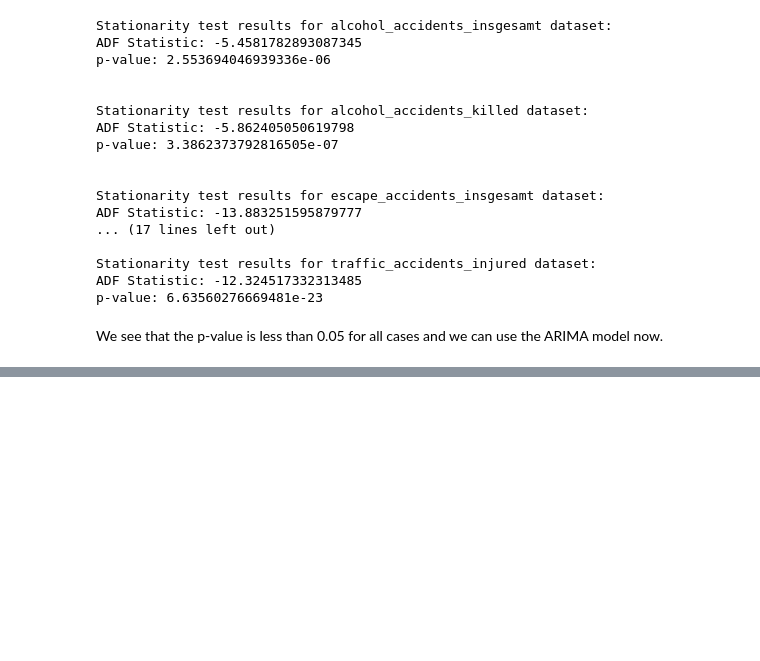
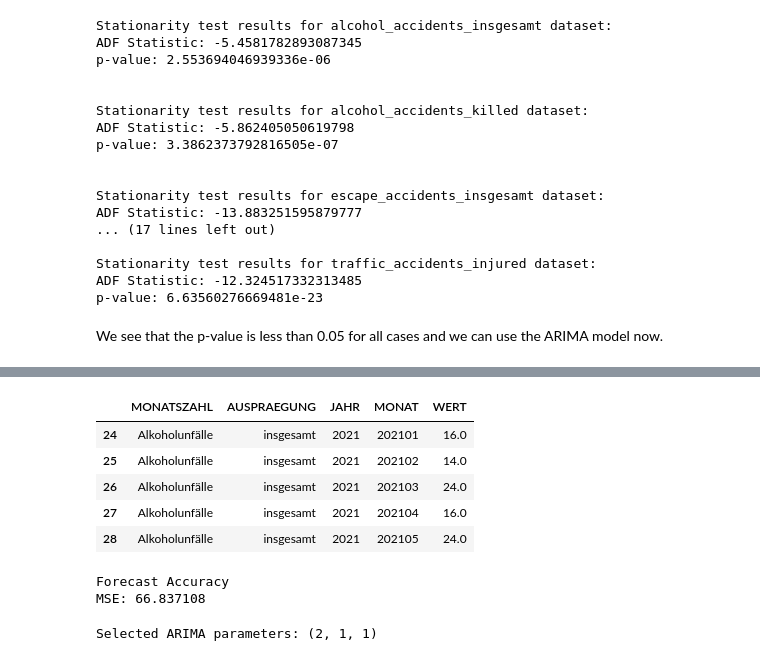
Before and after one commit to PrahithaM/DPS_Task, a Jupyter notebook: DPS_AI_Prahitha.ipynb, the cells around one changed output, grey strips where cells are left out. Drawn from its saved outputs; the diff is of its cells as text; code cells hidden in the pictures; blank space fills up the shorter version.

```diff
--- a/DPS_AI_Prahitha.ipynb
+++ b/DPS_AI_Prahitha.ipynb
@@ -443,0 +471,10 @@ We see that the p-value is less than 0.05 for all cases and we can use the ARIMA
+# %%
+alcohol_insgesamt_test = alcohol_insgesamt_test[alcohol_insgesamt_test['JAHR'] <= 2021]
+alcohol_insgesamt_test.head()
+# %% [output]
+|  | MONATSZAHL | AUSPRAEGUNG | JAHR | MONAT | WERT |
+| 24 | Alkoholunfälle | insgesamt | 2021 | 202101 | 16.0 |
+| 25 | Alkoholunfälle | insgesamt | 2021 | 202102 | 14.0 |
+| 26 | Alkoholunfälle | insgesamt | 2021 | 202103 | 24.0 |
+| 27 | Alkoholunfälle | insgesamt | 2021 | 202104 | 16.0 |
+| 28 | Alkoholunfälle | insgesamt | 2021 | 202105 | 24.0 |
@@ -443,0 +483,24 @@ We see that the p-value is less than 0.05 for all cases and we can use the ARIMA
+# %%
+history = [x for x in alcohol_accidents_insgesamt['WERT']]
+predictions = list()
+
+for t in range(len(alcohol_insgesamt_test_vals)):
+    model = ARIMA(history, order=(2, 1, 3))
+    model_fit = model.fit()
+    output = model_fit.forecast()
+    predictions.append(output[0])
+    obs = alcohol_insgesamt_test_vals[t]
+    history.append(obs)
+
+error = mean_squared_error(alcohol_insgesamt_test_vals, predictions)
+print('Forecast Accuracy \nMSE: %3f' % error)
+# %% [output]
+Forecast Accuracy
+MSE: 66.837108
+# %%
+seasonal_order = (0, 0, 0, 0)
+seasonal_frequency = 12
+model = pm.auto_arima([x for x in alcohol_accidents_insgesamt['WERT']], seasonal=False)
+print(f'Selected ARIMA parameters: {model.order}')
+# %% [output]
+Selected ARIMA parameters: (2, 1, 1)
```
Also changed, not shown: parts of 8 cells of this notebook.
